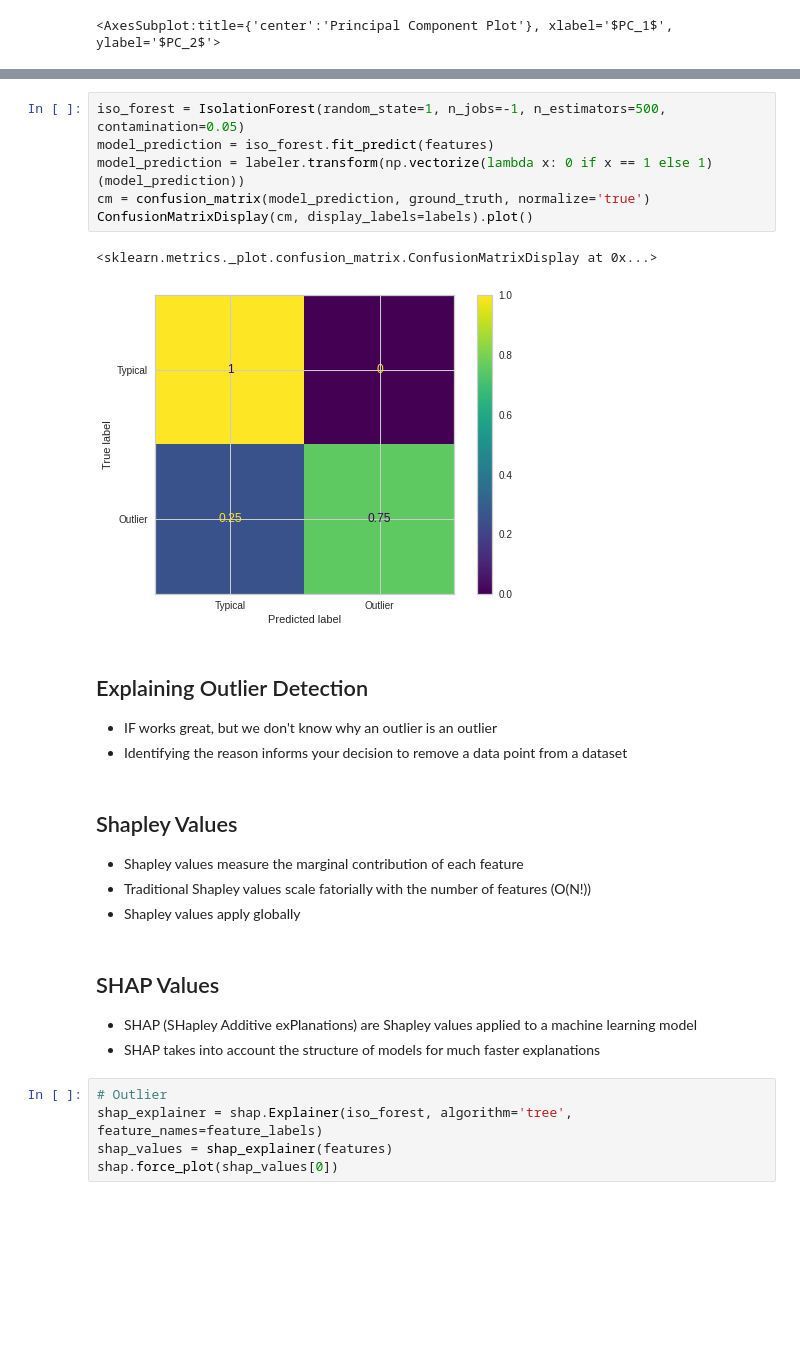
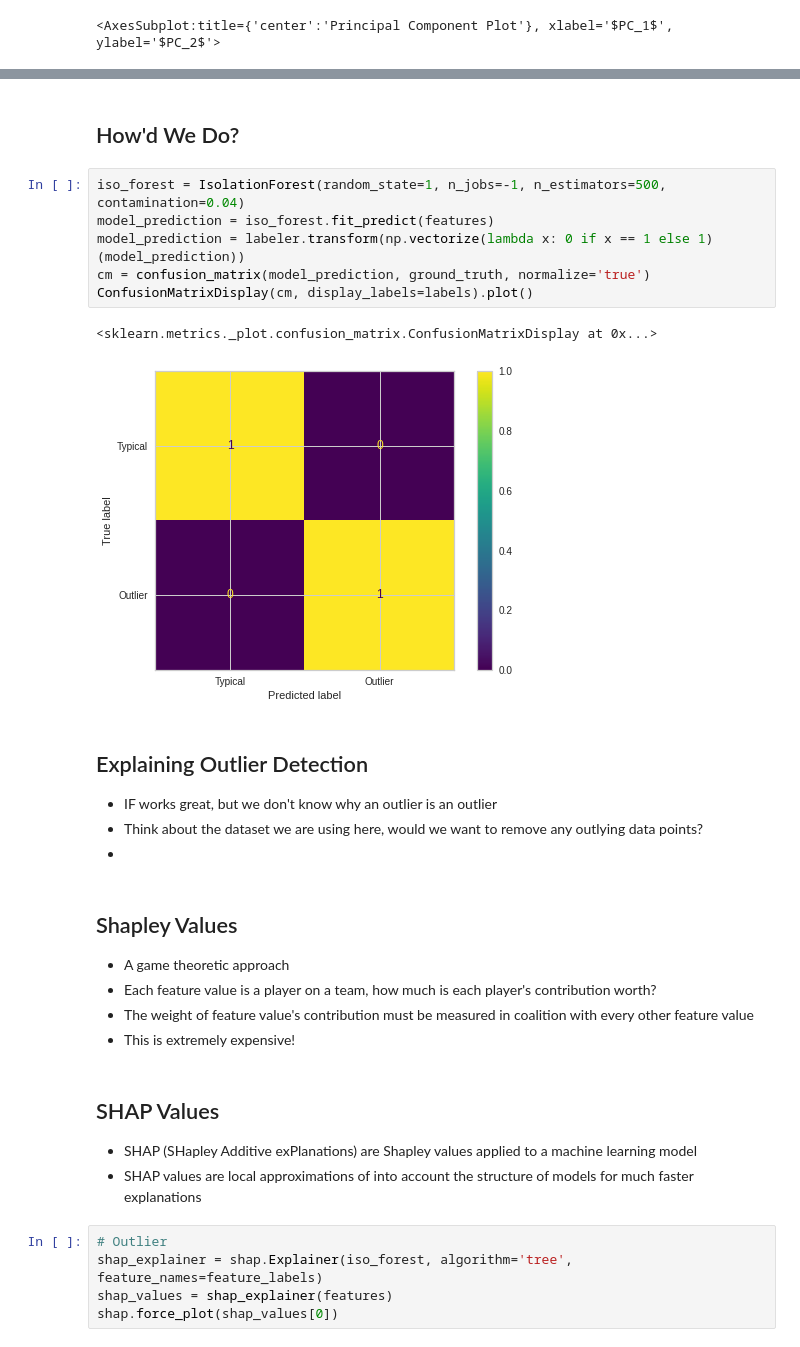
Before and after one commit to lstmemery/outlier-detection, a Jupyter notebook: prez.ipynb, the cells around one changed output, grey strips where cells are left out. Cells and saved outputs as stored; diff of their text form; blank space fills up the shorter version.

```diff
--- a/prez.ipynb
+++ b/prez.ipynb
@@ -60,27 +94,32 @@ pca_visualizer.show()
+# %% [markdown]
+## How'd We Do?
 # %%
-iso_forest = IsolationForest(random_state=1, n_jobs=-1, n_estimators=500, contamination=0.05)
+iso_forest = IsolationForest(random_state=1, n_jobs=-1, n_estimators=500, contamination=0.04)
 model_prediction = iso_forest.fit_predict(features)
 model_prediction = labeler.transform(np.vectorize(lambda x: 0 if x == 1 else 1)(model_prediction))
 cm = confusion_matrix(model_prediction, ground_truth, normalize='true')
 ConfusionMatrixDisplay(cm, display_labels=labels).plot()
 # %% [output]
 <sklearn.metrics._plot.confusion_matrix.ConfusionMatrixDisplay at 0x...>
-[figure, old version]
+[figure, new version]
 # %% [markdown]
 ## Explaining Outlier Detection
+
  - IF works great, but we don't know why an outlier is an outlier
- - Identifying the reason informs your decision to remove a data point from a dataset
+ - Think about the dataset we are using here, would we want to remove any outlying data points?
+ -
-# %% [markdown]
-## Shapley Values
-
- - Shapley values measure the marginal contribution of each feature
- - Traditional Shapley values scale fatorially with the number of features (O(N!))
- - Shapley values apply globally
+# %% [markdown]
+## Shapley Values
+
+ - A game theoretic approach
+ - Each feature value is a player on a team, how much is each player's contribution worth?
+ - The weight of feature value's contribution must be measured in coalition with every other feature value
+ - This is extremely expensive!
 # %% [markdown]
 ## SHAP Values
 
  - SHAP (SHapley Additive exPlanations) are Shapley values applied to a machine learning model
- - SHAP takes into account the structure of models for much faster explanations
+ - SHAP values are local approximations of  into account the structure of models for much faster explanations
 # %%
 # Outlier
 shap_explainer = shap.Explainer(iso_forest, algorithm='tree', feature_names=feature_labels)
```
Also changed, not shown: parts of 9 cells of this notebook, 1 other file.
